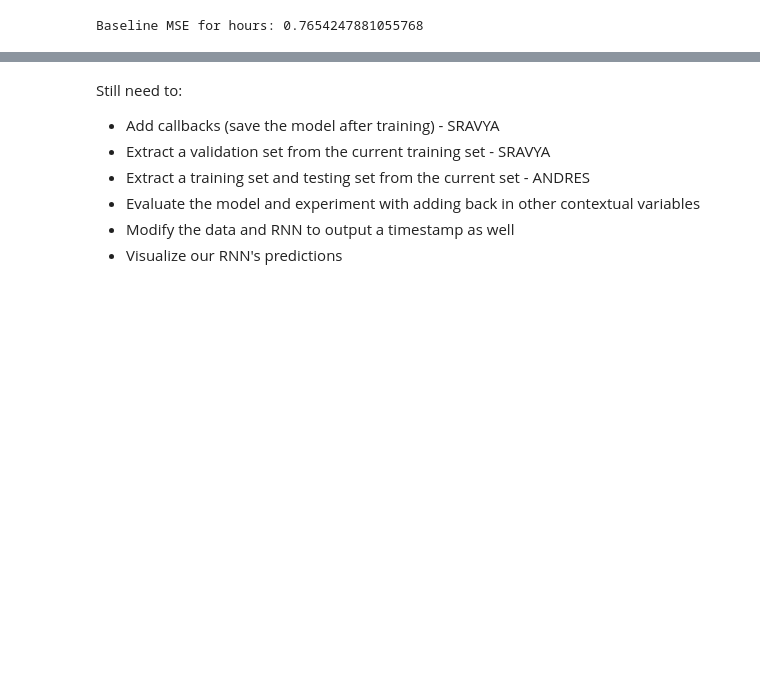
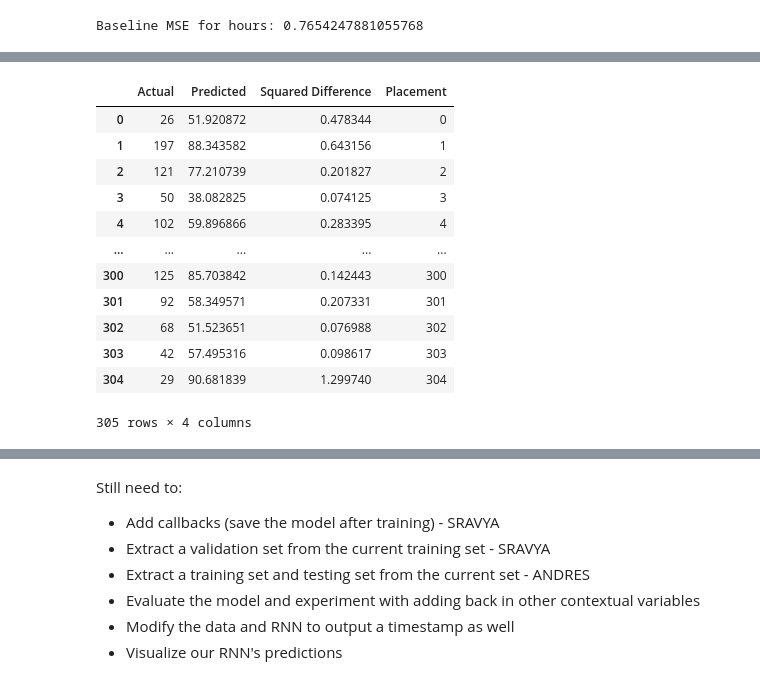
Before and after one commit to stsan9/EndoMondoResearchERSP, a Jupyter notebook: Time_Interval_Prediction.ipynb, the cells around one changed output, grey strips where cells are left out. Saved outputs shown, nothing was run; the diff lists cells and outputs as text; code cells hidden in the pictures; blank space fills up the shorter version.

```diff
--- a/Time_Interval_Prediction.ipynb
+++ b/Time_Interval_Prediction.ipynb
@@ -31,9 +33,10 @@ Mounted at /content/gdrive/
 # %%
 # Load in the data file and store it in a list; data in shared drive
 properPath = '/content/gdrive/My Drive/endomondoHR_proper.json' # this may be personalized
+properPathSasami = '/content/gdrive/My Drive/EndoMondoData/endomondoHR_proper.json'
 
 data = []
-with open(properPath) as f:
+with open(properPathSasami) as f:
     for l in f:
         data.append(eval(l))
 # %%
@@ -215,0 +272,21 @@ Train on 3050 samples
+# %%
+vis_df = pd.DataFrame(columns = ['Actual', 'Predicted', 'Squared Difference'])
+vis_df['Actual'] = actual
+vis_df['Predicted'] = predictions
+vis_df['Squared Difference'] = [(np.log(actual[x]) - np.log(predictions[x])) ** 2 for x in range(305)]
+vis_df['Placement'] = placement[0:305]
+vis_df
+# %% [output]
+|  | Actual | Predicted | Squared Difference | Placement |
+| 0 | 26 | 51.920872 | 0.478344 | 0 |
+| 1 | 197 | 88.343582 | 0.643156 | 1 |
+| 2 | 121 | 77.210739 | 0.201827 | 2 |
+| 3 | 50 | 38.082825 | 0.074125 | 3 |
+| 4 | 102 | 59.896866 | 0.283395 | 4 |
+| ... | ... | ... | ... | ... |
+| 300 | 125 | 85.703842 | 0.142443 | 300 |
+| 301 | 92 | 58.349571 | 0.207331 | 301 |
+| 302 | 68 | 51.523651 | 0.076988 | 302 |
+| 303 | 42 | 57.495316 | 0.098617 | 303 |
+| 304 | 29 | 90.681839 | 1.299740 | 304 |
+305 rows × 4 columns
```
Also changed, not shown: parts of 8 cells of this notebook.
